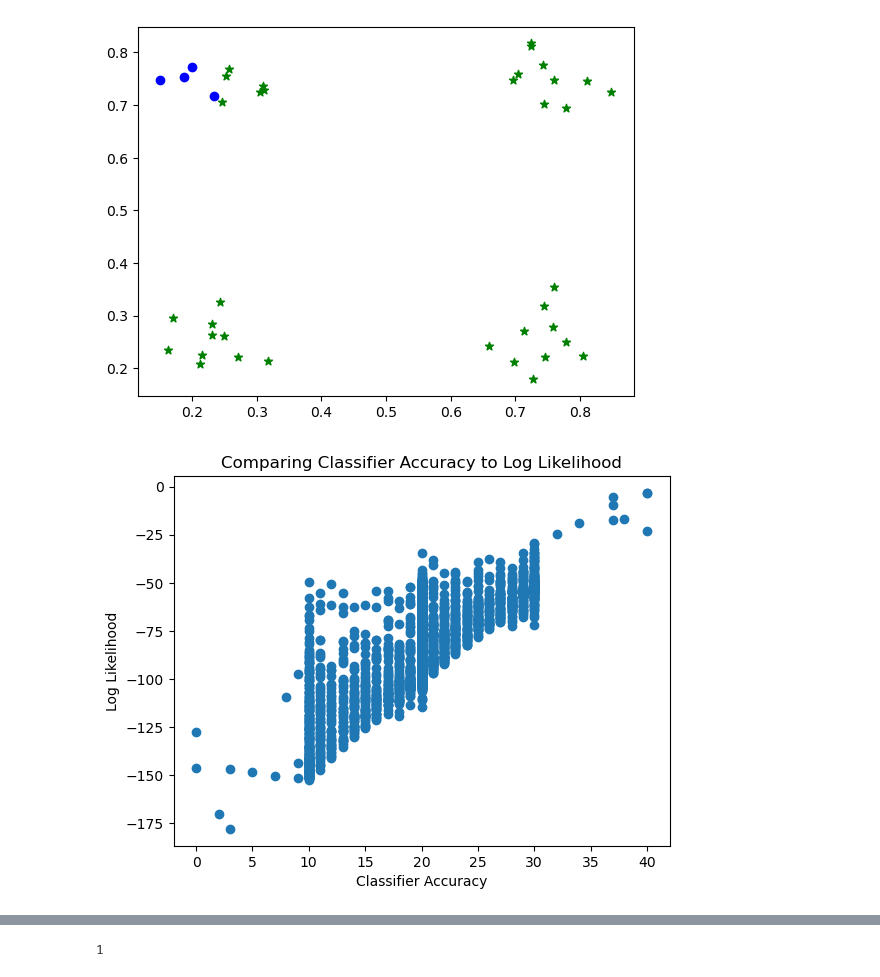
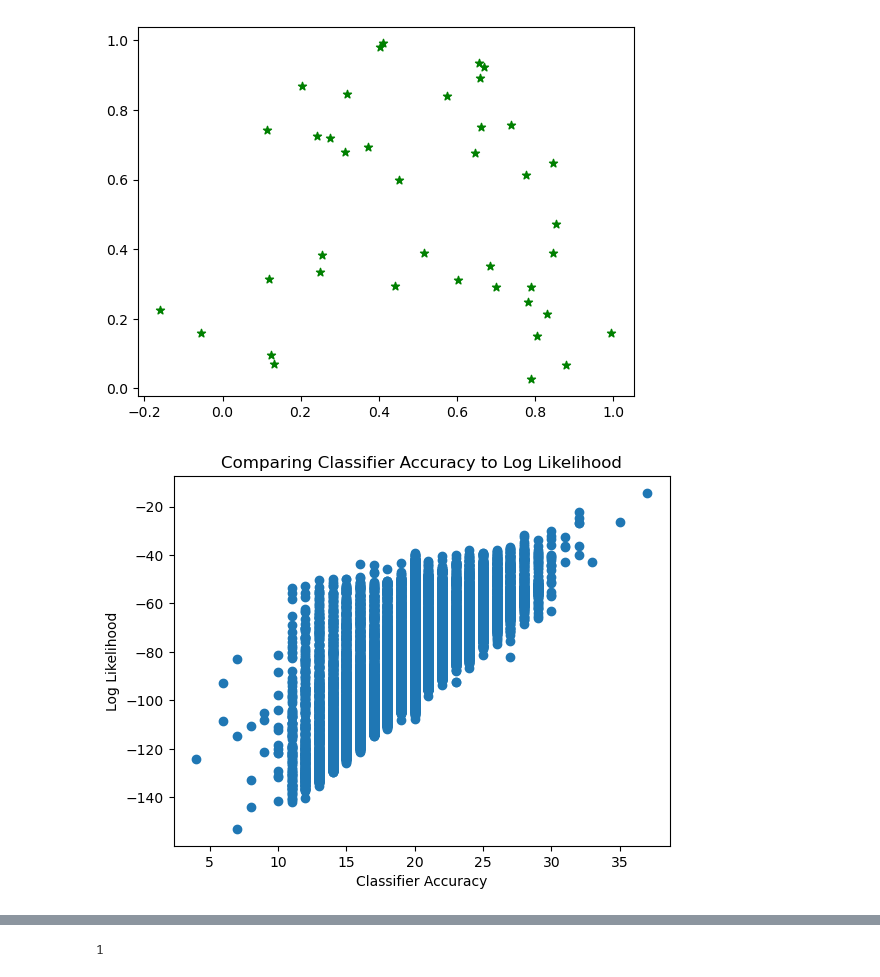
Before and after one commit to jberezow/RJMCMC, a Jupyter notebook: Thesis-MLP.ipynb, the cells around one changed output, grey strips where cells are left out. Cells and saved outputs as stored; diff of their text form; code cells hidden in the pictures.

```diff
--- a/Thesis-MLP.ipynb
+++ b/Thesis-MLP.ipynb
@@ -11,8 +11,8 @@ using ProgressMeter;
 #Hyperparameters
 n = 10
 N = 40
-σₐ = 0.002
-k_range = 12
+σₐ = 0.02
+k_range = 3
 k_list = [i for i in 1:k_range];
 # %%
 #Functions
@@ -104,7 +104,7 @@ end;
 
     # Create the weight and bias vector.
     m = mₖ(k)
-    μ = zeros(m)
+    μ = ones(m).*0
     Σ = Diagonal([σₖ for i=1:m])
     Θ ~ mvnormal(μ,Σ) #Coefficients of the polynomial
 
@@ -124,7 +124,7 @@ predictions = classifier(data)
 preds = data_labeller(predictions)
 plot_data(data_raw,preds)
 # %% [output]
-[figure, old version]
+[figure, new version]
 # %%
 #Register Observed Data - Bernoulli
 obs_master = choicemap()::ChoiceMap
@@ -144,35 +144,35 @@ best_k = best_trace[:k]
 
 best_pred_y = G(data,best_Θ,best_k)
 best_pred_labels = data_labeller(best_pred_y)
 best_acc = sum([best_trace[(:y,i)] == best_pred_labels[i] for i=1:length(classes)])/length(classes)
 
-for i in 1:10000
+for i in 1:100000
     (trace,) = generate(classifier, (data,), obs)
 
     Θ = trace[:Θ]
     k = trace[:k]
     pred_y = G(data,Θ,k)
     pred_labels = data_labeller(pred_y)
 
     acc = sum([classes[i] == pred_labels[i] for i=1:length(classes)])
     score = get_score(trace)/length(classes)
     if acc > best_acc
         best_score = score
         best_trace = trace
         best_acc = acc
         best_pred_labels = pred_labels
     end
     push!(scores,score)
     push!(accs,acc)
     push!(ks, k)
 end
 
 scatter(accs,scores)
 plt.title("Comparing Classifier Accuracy to Log Likelihood")
 plt.xlabel("Classifier Accuracy")
 plt.ylabel("Log Likelihood");
 # %% [output]
-[figure, old version]
+[figure, new version]
 # %%
 traces = []
 acc = []
```
Also changed, not shown: parts of 5 cells of this notebook, 2 other files.
